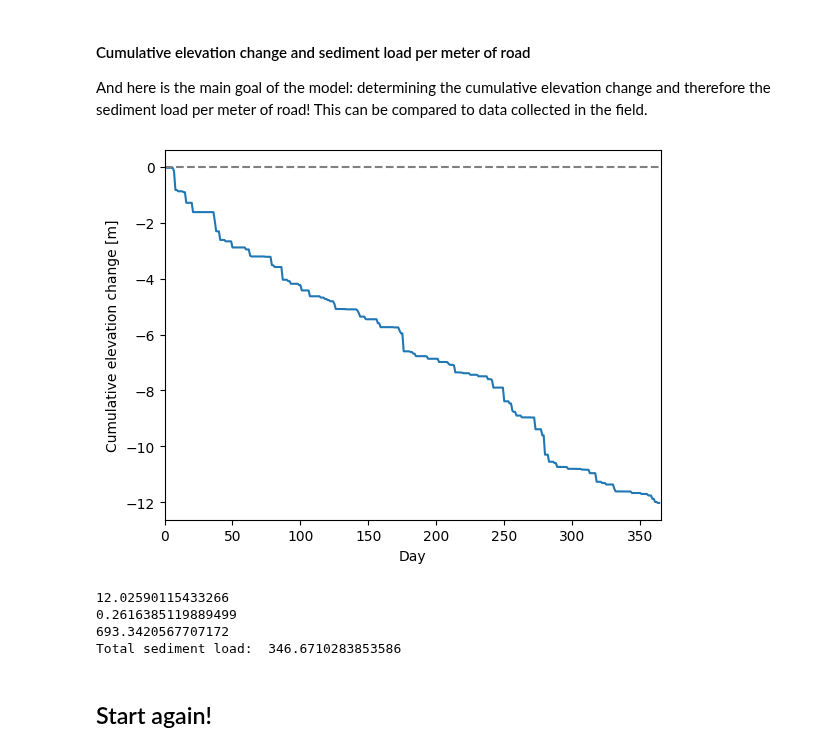
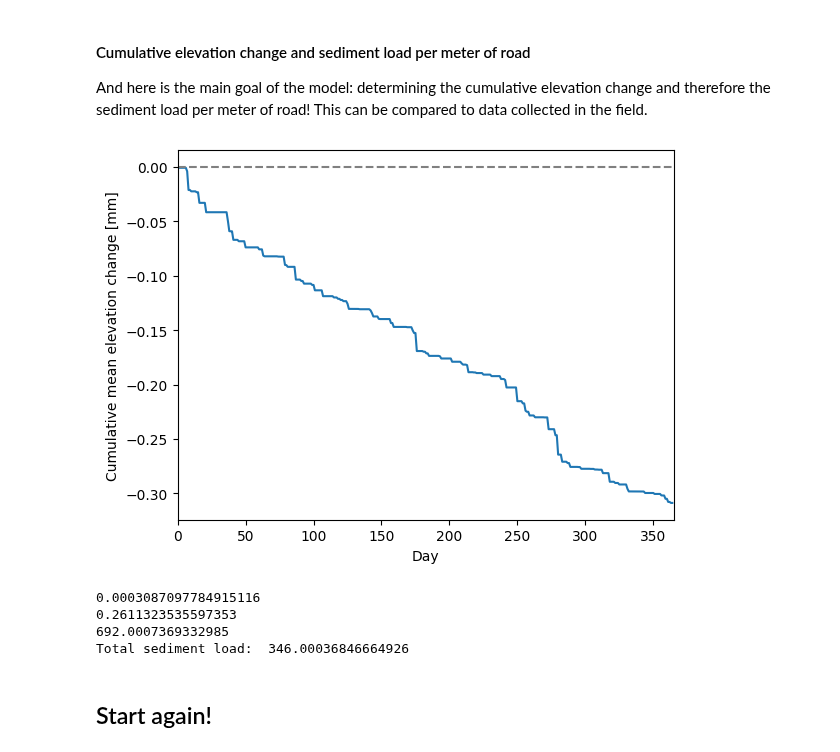
Before and after one commit to adalvis/roads_model, a Jupyter notebook: tutorials/FullModel_tutorial.ipynb, the cells around one changed output. Drawn from its saved outputs; the diff is of its cells as text; code cells hidden in the pictures.

Commit message:
Running a few simulations; changed the y-labels of two figures

```diff
--- a/tutorials/FullModel_tutorial.ipynb
+++ b/tutorials/FullModel_tutorial.ipynb
@@ -252,7 +252,7 @@ for i in range(0, model_end): #loop through model days
         dt_arr.append(0)
 
         dz_cum = z-z_ini_cum
-        dz_arr_cum.append(sum(dz_cum))
+        dz_arr_cum.append(z.mean()-z_ini_cum.mean())
 
     elif chance <= p_storm:
         dt = np.random.exponential(scale=1/6)
@@ -282,16 +282,17 @@ for i in range(0, model_end): #loop through model days
         # plt.show()
 
         dz_cum = z-z_ini_cum
-        dz_arr_cum.append(sum(dz_cum))
+        dz_arr_cum.append((z.mean()-z_ini_cum.mean()))
 
-        # mg.add_field('dz_cum', dz_cum, at='node', units='m', clobber=True)
+        mg.add_field('dz_cum', dz_cum, at='node', units='m', clobber=True)
+
         # fig, ax = plt.subplots(nrows=1, ncols=1, figsize=(3, 6))
         # plt.xlabel('Road width (m)')
         # plt.ylabel('Road length (m)')
         # im = imshow_grid(mg,'dz_cum', var_name='Cumulative dz', var_units='m',
         #             plot_name='Elevation change, t = %i days' %i,
-        #             grid_units=('m','m'), cmap='RdBu', vmin=-0.001,
-        #             vmax=0.001, shrink=0.9)
+        #             grid_units=('m','m'), cmap='RdBu', vmin=-0.002,
+        #             vmax=0.002, shrink=0.9)
         # plt.xlabel('Road width (m)')
         # plt.ylabel('Road length (m)')
         # plt.tight_layout()
@@ -435,28 +432,28 @@ plt.show()
 
 And here is the main goal of the model: determining the cumulative elevation change and therefore the sediment load per meter of road! This can be compared to data collected in the field.
 # %%
-plt.plot(range(0,model_end), dz_arr_cum)
+plt.plot(range(0,model_end), np.multiply(dz_arr_cum,1000))
 plt.plot(range(0,model_end), np.zeros(len(range(0,model_end))), '--', color='gray')
 plt.xlabel('Day')
-plt.ylabel('Cumulative elevation change [m]')
+plt.ylabel('Cumulative mean elevation change [mm]')
 plt.xlim(0,model_end)
 plt.show()
 
 total_dz = np.abs(min(dz_arr_cum))
 print(total_dz)
-total_dV = total_dz*0.1475*0.1475
+total_dV = total_dz*0.1475*0.1475*540*72
 print(total_dV)
 total_load = total_dV*2650
 print(total_load)
 sed_load = total_load/2
 
 print('Total sediment load: ', sed_load)
 # %% [output]
-[figure, old version]
+[figure, new version]
-12.02590115433266
-0.2616385119889499
-693.3420567707172
-Total sediment load:  346.6710283853586
+0.0003087097784915116
+0.2611323535597353
+692.0007369332985
+Total sediment load:  346.00036846664926
 # %% [markdown]
 ## Start again!
 # %% [markdown]
```
Also changed, not shown: parts of 3 cells of this notebook.
